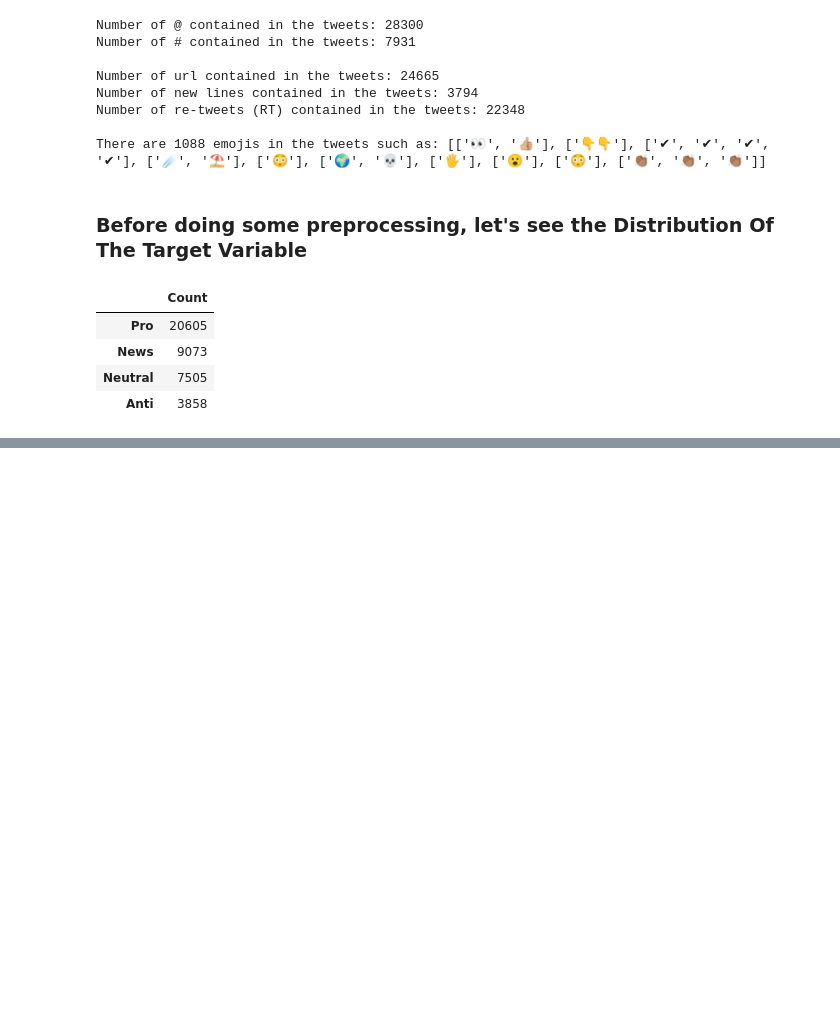
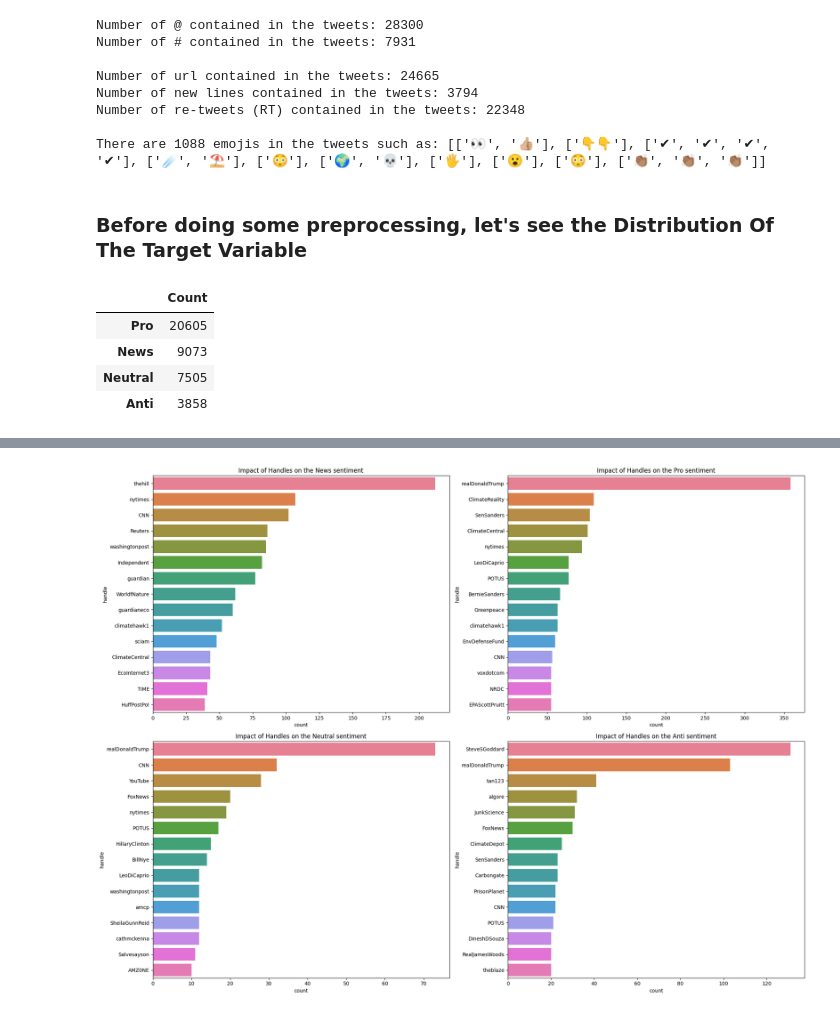
Before and after one commit to adevilde/Twitter-Climate-Change-Sentiment-Analysis, a Jupyter notebook: Twitter_Climate_Change_Sentiment.ipynb, the cells around one changed output, grey strips where cells are left out. Drawn from its saved outputs; the diff is of its cells as text; code cells hidden in the pictures; blank space fills up the shorter version.

```diff
--- a/Twitter_Climate_Change_Sentiment.ipynb
+++ b/Twitter_Climate_Change_Sentiment.ipynb
@@ -222,0 +238,43 @@ We can notice that amongst this dataset, more than half of the tweeter message a
+# %%
+def extract_handles(x):
+    handles = []
+    for i in x:
+        h = re.findall(r'@(\w+)', i)
+        handles.append(h)
+
+    handles = sum(handles, [])
+    frequency = nltk.FreqDist(handles)
+
+    handle_df = pd.DataFrame({'handle': list(frequency.keys()), 'count': list(frequency.values())})
+    handle_df = handle_df.nlargest(15, columns="count")
+
+    return handle_df
+# %%
+# Extracting handles from tweets
+news_handles = extract_handles(df['message'][df['sentiment'] == 2])
+
+pro_handles = extract_handles(df['message'][df['sentiment'] == 1])
+
+neutral_handles = extract_handles(df['message'][df['sentiment'] == 0])
+
+anti_handles = extract_handles(df['message'][df['sentiment'] == -1])
+
+# Visualising the Handles
+full_title = ['Impact of Handles on the News sentiment',
+              'Impact of Handles on the Pro sentiment',
+              'Impact of Handles on the Neutral sentiment',
+              'Impact of Handles on the Anti sentiment']
+
+
+# Barplot of the handles for each category
+fig, axes = plt.subplots(2, 2, figsize=(20, 15))
+for i, j in enumerate([news_handles, pro_handles, neutral_handles, anti_handles]):
+    row = i // 2
+    col = i % 2
+    sns.barplot(x='count', y='handle', data=j, ax=axes[row, col], palette='husl', hue='handle', legend=False)
+    axes[row, col].set_title(full_title[i])
+
+plt.tight_layout()
+plt.show()
+# %% [output]
+[figure, added]
```
Also changed, not shown: parts of 9 cells of this notebook.
